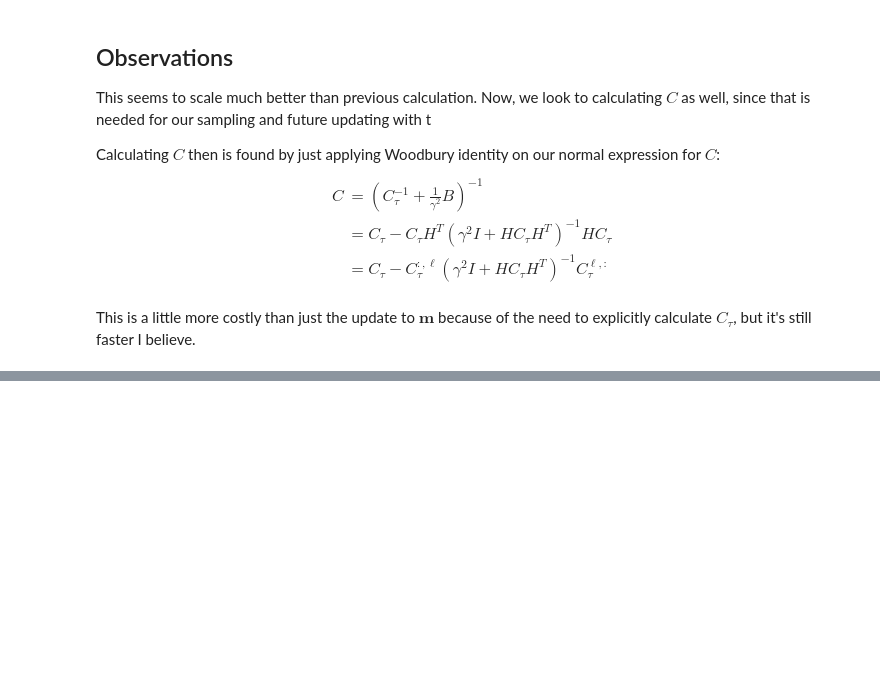
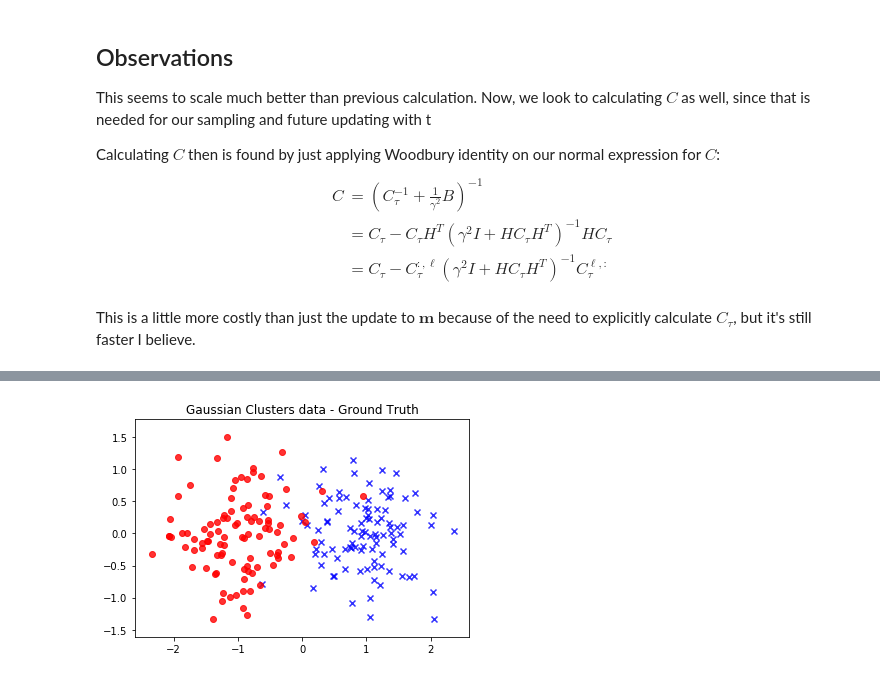
Before and after one commit to millerk22/AL_code, a Jupyter notebook: AL-EEM.ipynb, the cells around one changed output, grey strips where cells are left out. Cells and saved outputs as stored; diff of their text form; code cells hidden in the pictures; blank space fills up the shorter version.

```diff
--- a/AL-EEM.ipynb
+++ b/AL-EEM.ipynb
@@ -380,0 +399,38 @@ print(np.allclose(C2, C))
+# %%
+# Problem Setup --- Need to rework this example to be more general. I've made it so that the clusters are
+# in consecutive order for plotting m (0-99, 100-199). For this I had to re write the helper functions when
+# doing the Two moons dataset.
+
+Ns = [100,100]
+N = sum(Ns)
+fs = 5
+means = [np.array([1.0,0.]), np.array([-1.0,0.])]
+Covs = [0.3*np.eye(2), 0.3*np.eye(2)]
+
+# define fidelity and ground truth
+fid_orig = {}
+fid_orig[1] = list(range(fs))
+fid_orig[-1] = [Ns[0] + i for i in range(fs)]
+ground_truth = np.array([1. if i<Ns[0] else -1. for i in range(N)])
+
+
+# Graph computations
+X, W = generate_data_graphs(Ns, means, Covs)
+w,v = get_eig_Lnorm(W)
+
+# Model Setup
+tau, alpha, gamma = 0.001, 1.0, 0.0001
+gamma2 = gamma**2.
+verbose = True     # set to True if want to see visual of which points chosen
+num_iters = 20
+
+
+# Plot the data set
+plt.rcParams['figure.figsize'] = (6,4)
+plt.scatter(X[:Ns[0],0], X[:Ns[0],1], marker='x', c='b', alpha=0.8)
+plt.scatter(X[Ns[0]:,0], X[Ns[0]:,1], marker='o', c='r',alpha=0.8)
+plt.axis('equal')
+plt.title('Gaussian Clusters data - Ground Truth')
+plt.show()
+# %% [output]
+[figure, added]
```
Also changed, not shown: parts of 27 cells of this notebook, 1 other file.
